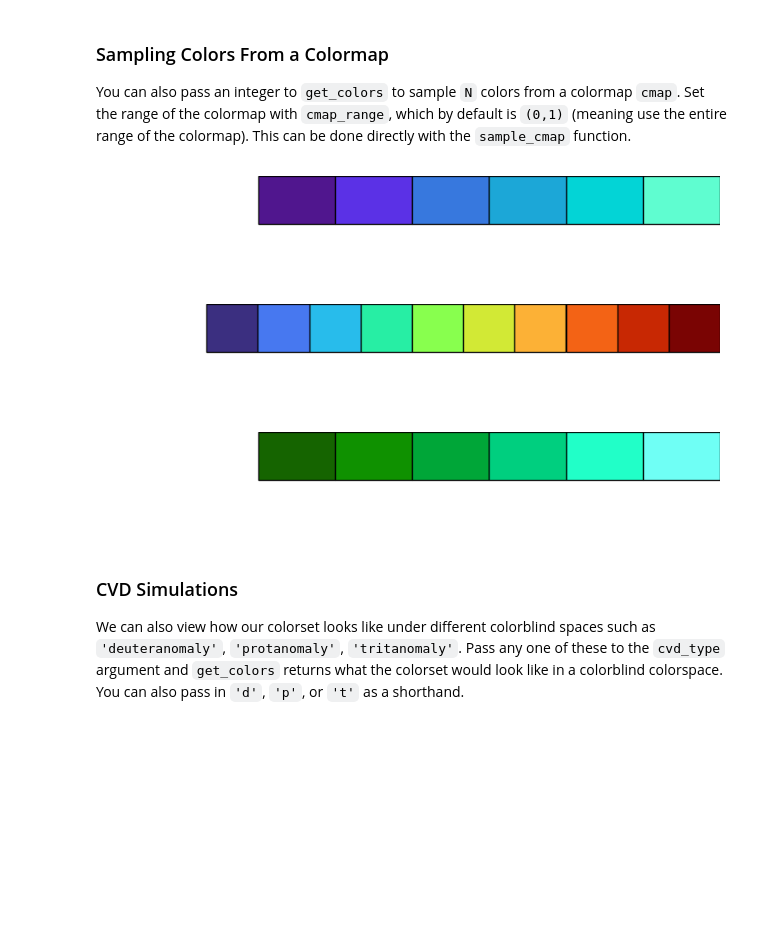
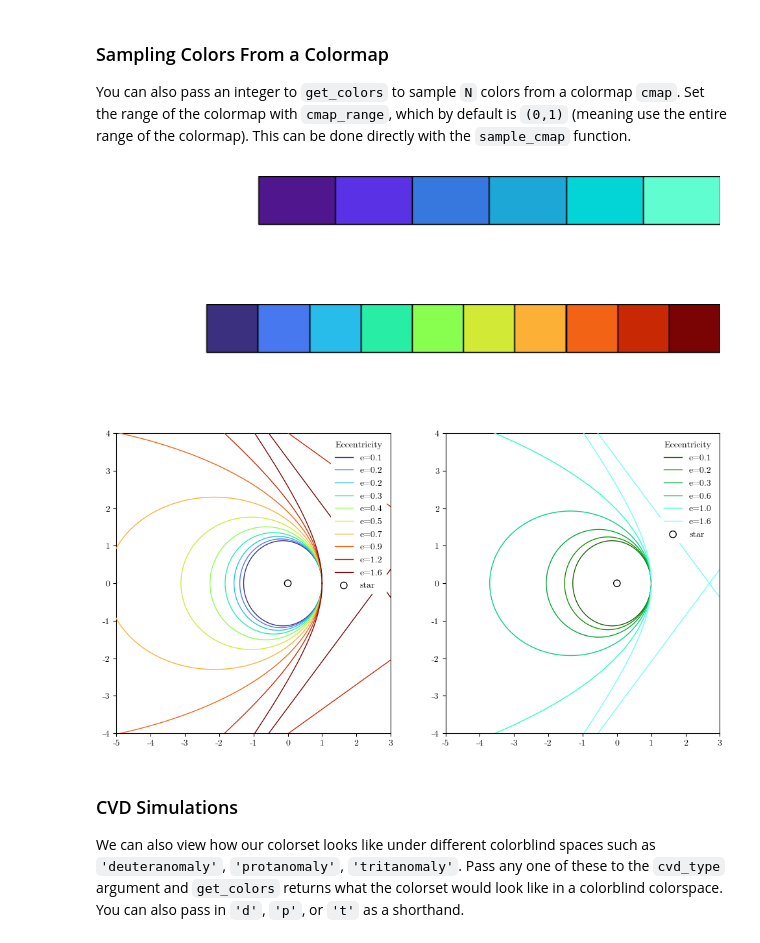
Before and after one commit to elkogerville/VisualAstro, a Jupyter notebook: examples/color_guide.ipynb, the cells around one changed output. Drawn from its saved outputs; the diff is of its cells as text; code cells hidden in the pictures; blank space fills up the shorter version.

Commit message:
update color guide

```diff
--- a/examples/color_guide.ipynb
+++ b/examples/color_guide.ipynb
@@ -56,12 +56,19 @@ Only one transform can be applied at the same time. To stack transforms, call th
 You can also pass an integer to `get_colors` to sample `N` colors from a colormap `cmap`. Set the range of the colormap with `cmap_range`, which by default is `(0,1)` (meaning use the entire range of the colormap). This can be done directly with the `sample_cmap` function.
 # %%
 va.help.color(va.get_colors(6, cmap='cosmic', cmap_range=[0.3,1]))
-va.help.color(va.get_colors(10, cmap='turbo', cmap_range=[0.04,1]))
-va.help.color(va.get_colors(6, cmap='emerald', cmap_range=[0.3,1], transform='saturate', factor=1))
+turbo = va.get_colors(10, cmap='turbo', cmap_range=[0.04,1])
+va.help.color(turbo)
+
+emerald = va.get_colors(6, cmap='emerald', cmap_range=[0.3,1], transform='saturate', factor=1)
+
+fig, ax = plt.subplots(1, 2, figsize=(12,6))
+va.plot_colorset(turbo, ax=ax[0])
+va.plot_colorset(emerald, ax=ax[1])
+plt.show()
 # %% [output]
 [figure]
 [figure]
-[figure, old version]
+[figure, new version]
 # %% [markdown]
 ### CVD Simulations
 
```
Also changed, not shown: parts of 5 cells of this notebook.
